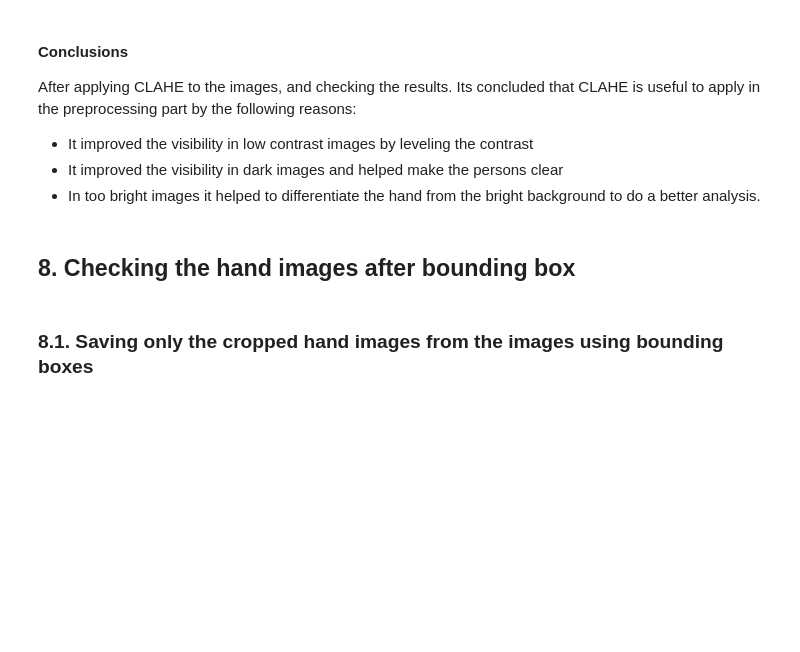
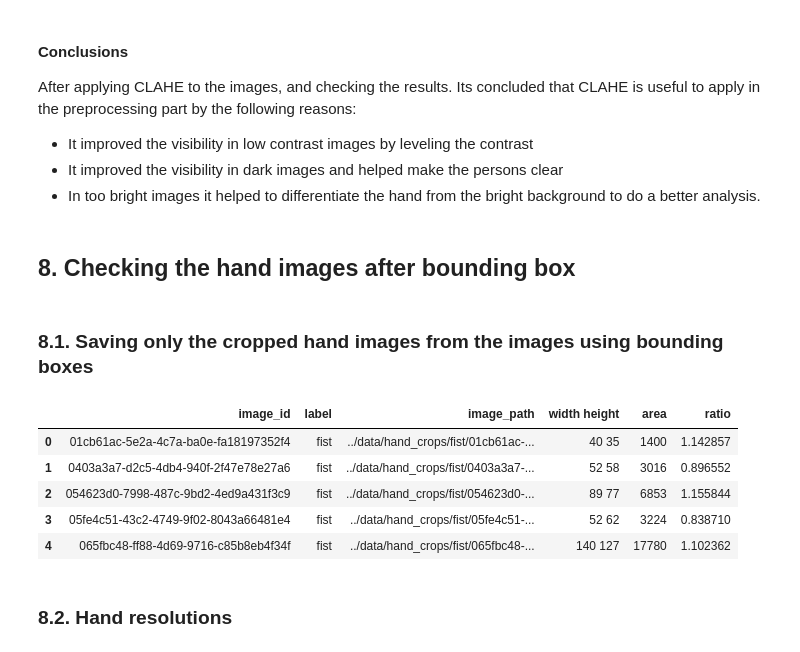
Before and after one commit to DiegoMucha/WaveSlide, a Jupyter notebook: notebooks/01_data_understanding.ipynb, the cells around one changed output. Cells and saved outputs as stored; diff of their text form; code cells hidden in the pictures; blank space fills up the shorter version.

```diff
--- a/notebooks/01_data_understanding.ipynb
+++ b/notebooks/01_data_understanding.ipynb
@@ -546,0 +582,11 @@ output_root.mkdir(parents=False, exist_ok=True)
+# %%
+df_testing_hands.head()
+# %% [output]
+|  | image_id | label | image_path | width height | area | ratio |
+| 0 | 01cb61ac-5e2a-4c7a-ba0e-fa18197352f4 | fist | ../data/hand_crops/fist/01cb61ac-... | 40 35 | 1400 | 1.142857 |
+| 1 | 0403a3a7-d2c5-4db4-940f-2f47e78e27a6 | fist | ../data/hand_crops/fist/0403a3a7-... | 52 58 | 3016 | 0.896552 |
+| 2 | 054623d0-7998-487c-9bd2-4ed9a431f3c9 | fist | ../data/hand_crops/fist/054623d0-... | 89 77 | 6853 | 1.155844 |
+| 3 | 05fe4c51-43c2-4749-9f02-8043a66481e4 | fist | ../data/hand_crops/fist/05fe4c51-... | 52 62 | 3224 | 0.838710 |
+| 4 | 065fbc48-ff88-4d69-9716-c85b8eb4f34f | fist | ../data/hand_crops/fist/065fbc48-... | 140 127 | 17780 | 1.102362 |
+# %% [markdown]
+### 8.2. Hand resolutions
```
Also changed, not shown: parts of 16 cells of this notebook, 2 other files.
